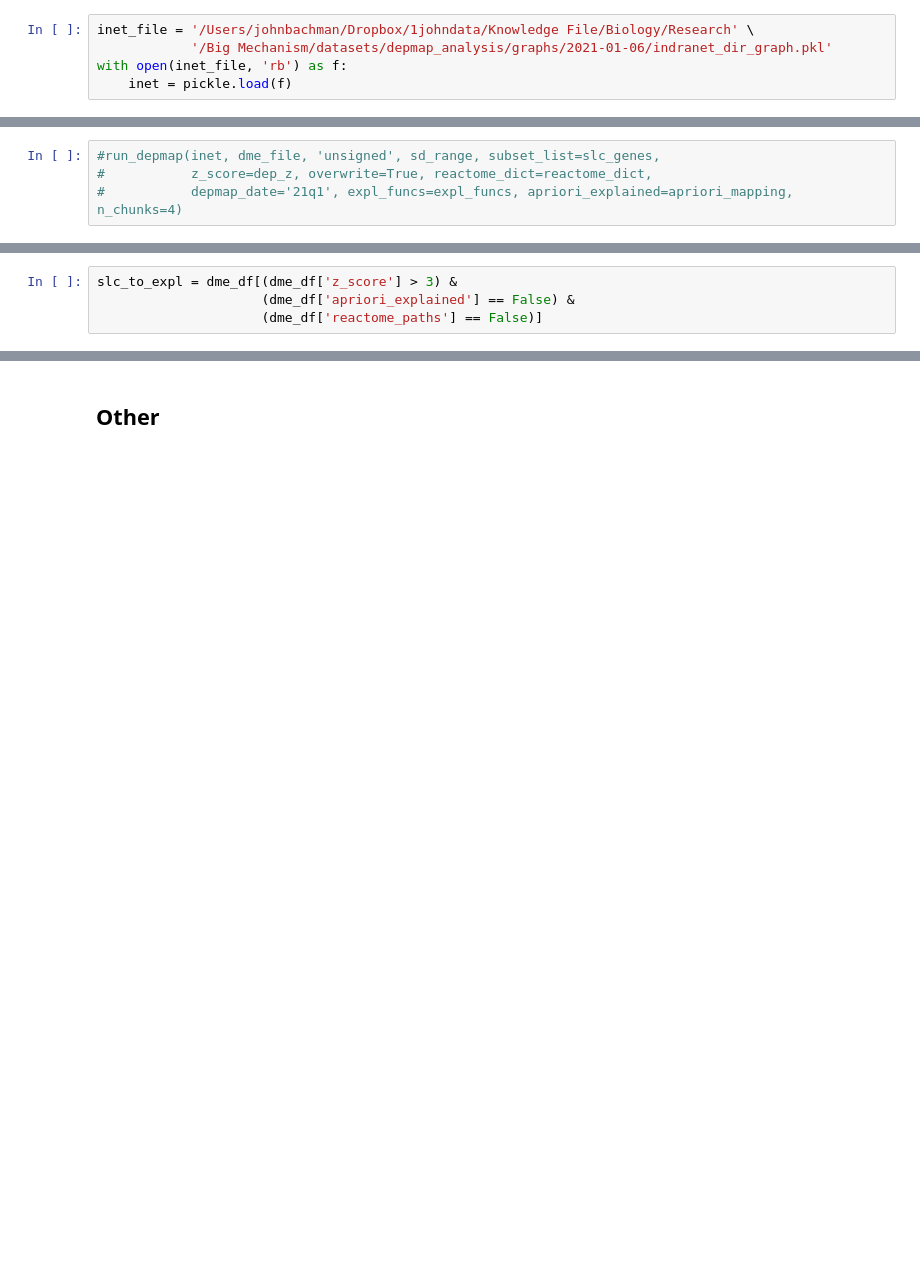
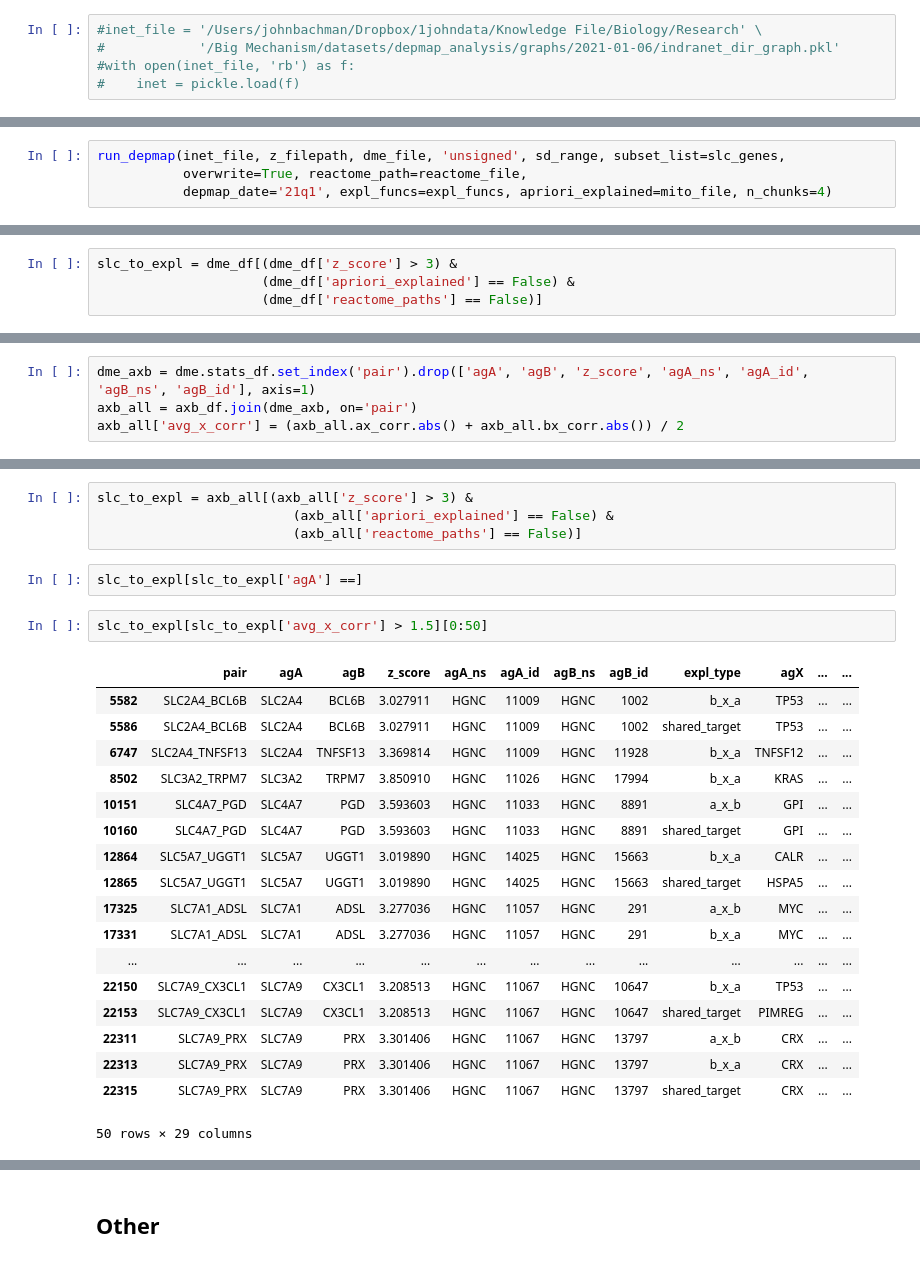
Before and after one commit to johnbachman/depmap_analysis, a Jupyter notebook: notebooks/Biomarkers of Dependency.ipynb, the cells around one changed output, grey strips where cells are left out. Saved outputs shown, nothing was run; the diff lists cells and outputs as text; blank space fills up the shorter version.

```diff
--- a/notebooks/Biomarkers of Dependency.ipynb
+++ b/notebooks/Biomarkers of Dependency.ipynb
@@ -373,10 +366,10 @@ slc_df = pd.read_csv('data/slc_genes.csv')
 # %%
 slc_genes = list(slc_df['Approved symbol'].values)
 # %%
-inet_file = '/Users/johnbachman/Dropbox/1johndata/Knowledge File/Biology/Research' \
-            '/Big Mechanism/datasets/depmap_analysis/graphs/2021-01-06/indranet_dir_graph.pkl'
-with open(inet_file, 'rb') as f:
-    inet = pickle.load(f)
+#inet_file = '/Users/johnbachman/Dropbox/1johndata/Knowledge File/Biology/Research' \
+#            '/Big Mechanism/datasets/depmap_analysis/graphs/2021-01-06/indranet_dir_graph.pkl'
+#with open(inet_file, 'rb') as f:
+#    inet = pickle.load(f)
 # %%
 # Load reactome dict
 reactome_file = '/Users/johnbachman/Dropbox/1johndata/Knowledge File/Biology/Research/Big Mechanism/' \
@@ -396,6 +389,6 @@ expl_funcs=['apriori_explained', 'expl_ab', 'expl_ba', 'expl_axb',
 sd_range = (2, None)
 dme_file = 'slc_explainer.pkl'
 # %%
-#run_depmap(inet, dme_file, 'unsigned', sd_range, subset_list=slc_genes,
-#           z_score=dep_z, overwrite=True, reactome_dict=reactome_dict,
-#           depmap_date='21q1', expl_funcs=expl_funcs, apriori_explained=apriori_mapping, n_chunks=4)
+run_depmap(inet_file, z_filepath, dme_file, 'unsigned', sd_range, subset_list=slc_genes,
+           overwrite=True, reactome_path=reactome_file,
+           depmap_date='21q1', expl_funcs=expl_funcs, apriori_explained=mito_file, n_chunks=4)
@@ -418,0 +453,4 @@ dme.get_filtered_triples_df?
+# %%
+dme_axb = dme.stats_df.set_index('pair').drop(['agA', 'agB', 'z_score', 'agA_ns', 'agA_id', 'agB_ns', 'agB_id'], axis=1)
+axb_all = axb_df.join(dme_axb, on='pair')
+axb_all['avg_x_corr'] = (axb_all.ax_corr.abs() + axb_all.bx_corr.abs()) / 2
@@ -418,0 +473,27 @@ dme.get_filtered_triples_df?
+# %%
+slc_to_expl = axb_all[(axb_all['z_score'] > 3) &
+                         (axb_all['apriori_explained'] == False) &
+                         (axb_all['reactome_paths'] == False)]
+# %%
+slc_to_expl[slc_to_expl['agA'] ==]
+# %%
+slc_to_expl[slc_to_expl['avg_x_corr'] > 1.5][0:50]
+# %% [output]
+|  | pair | agA | agB | z_score | agA_ns | agA_id | agB_ns | agB_id | expl_type | agX | ... | ... |
+| 5582 | SLC2A4_BCL6B | SLC2A4 | BCL6B | 3.027911 | HGNC | 11009 | HGNC | 1002 | b_x_a | TP53 | ... | ... |
+| 5586 | SLC2A4_BCL6B | SLC2A4 | BCL6B | 3.027911 | HGNC | 11009 | HGNC | 1002 | shared_target | TP53 | ... | ... |
+| 6747 | SLC2A4_TNFSF13 | SLC2A4 | TNFSF13 | 3.369814 | HGNC | 11009 | HGNC | 11928 | b_x_a | TNFSF12 | ... | ... |
+| 8502 | SLC3A2_TRPM7 | SLC3A2 | TRPM7 | 3.850910 | HGNC | 11026 | HGNC | 17994 | b_x_a | KRAS | ... | ... |
+| 10151 | SLC4A7_PGD | SLC4A7 | PGD | 3.593603 | HGNC | 11033 | HGNC | 8891 | a_x_b | GPI | ... | ... |
+| 10160 | SLC4A7_PGD | SLC4A7 | PGD | 3.593603 | HGNC | 11033 | HGNC | 8891 | shared_target | GPI | ... | ... |
+| 12864 | SLC5A7_UGGT1 | SLC5A7 | UGGT1 | 3.019890 | HGNC | 14025 | HGNC | 15663 | b_x_a | CALR | ... | ... |
+| 12865 | SLC5A7_UGGT1 | SLC5A7 | UGGT1 | 3.019890 | HGNC | 14025 | HGNC | 15663 | shared_target | HSPA5 | ... | ... |
+| 17325 | SLC7A1_ADSL | SLC7A1 | ADSL | 3.277036 | HGNC | 11057 | HGNC | 291 | a_x_b | MYC | ... | ... |
+| 17331 | SLC7A1_ADSL | SLC7A1 | ADSL | 3.277036 | HGNC | 11057 | HGNC | 291 | b_x_a | MYC | ... | ... |
+| ... | ... | ... | ... | ... | ... | ... | ... | ... | ... | ... | ... | ... |
+| 22150 | SLC7A9_CX3CL1 | SLC7A9 | CX3CL1 | 3.208513 | HGNC | 11067 | HGNC | 10647 | b_x_a | TP53 | ... | ... |
+| 22153 | SLC7A9_CX3CL1 | SLC7A9 | CX3CL1 | 3.208513 | HGNC | 11067 | HGNC | 10647 | shared_target | PIMREG | ... | ... |
+| 22311 | SLC7A9_PRX | SLC7A9 | PRX | 3.301406 | HGNC | 11067 | HGNC | 13797 | a_x_b | CRX | ... | ... |
+| 22313 | SLC7A9_PRX | SLC7A9 | PRX | 3.301406 | HGNC | 11067 | HGNC | 13797 | b_x_a | CRX | ... | ... |
+| 22315 | SLC7A9_PRX | SLC7A9 | PRX | 3.301406 | HGNC | 11067 | HGNC | 13797 | shared_target | CRX | ... | ... |
+50 rows × 29 columns
```
Also changed, not shown: parts of 19 cells of this notebook.
